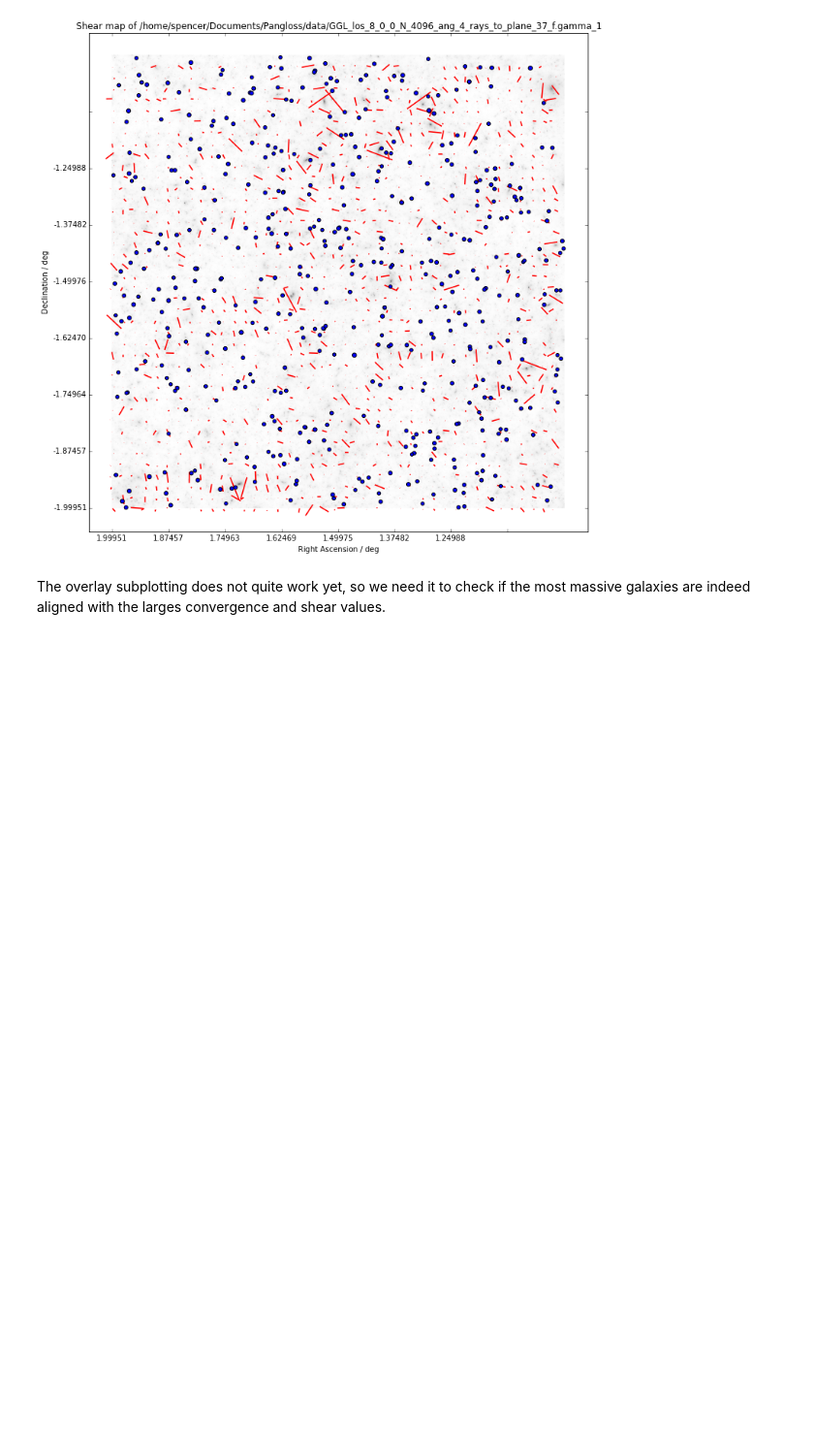
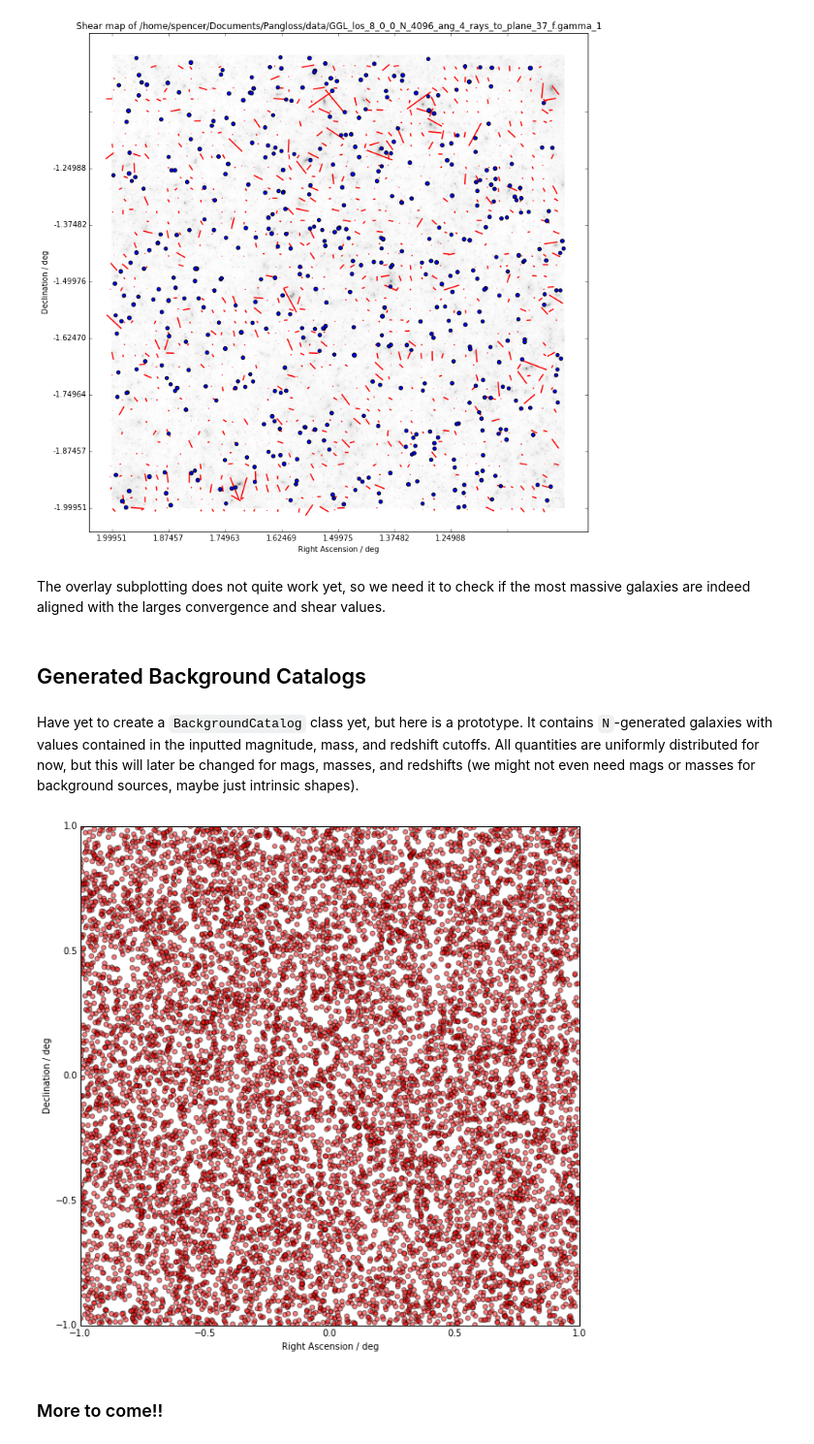
Before and after one commit to drphilmarshall/Pangloss, a Jupyter notebook: demos/Update1.ipynb, the cells around one changed output. Shown at 97% size. Saved outputs shown, nothing was run; the diff lists cells and outputs as text; code cells hidden in the pictures; blank space fills up the shorter version.

Commit message:
I forgot to add generated galaxies to the `Update1` demo! Also changed `Catalog` so that the generated galaxies plot in red, to help distinguish them from foreground galaxies.

```diff
--- a/demos/Update1.ipynb
+++ b/demos/Update1.ipynb
@@ -142,3 +142,22 @@ plot.plotCatalogOnMap(f,12,None,mag_cutoff,mass_cutoff,z_cutoff)
 [figure]
 # %% [markdown]
 The overlay subplotting does not quite work yet, so we need it to check if the most massive galaxies are indeed aligned with the larges convergence and shear values.
+# %% [markdown]
+## Generated Background Catalogs
+# %% [markdown]
+Have yet to create a `BackgroundCatalog` class yet, but here is a prototype. It contains `N`-generated galaxies with values contained in the inputted magnitude, mass, and redshift cutoffs. All quantities are uniformly distributed for now, but this will later be changed for mags, masses, and redshifts (we might not even need mags or masses for background sources, maybe just intrinsic shapes).
+# %%
+config = Configuration(PANGLOSS_DIR+'/example/example.config')
+g = Catalog(PANGLOSS_DIR+'/data/GGL_los_8_0_0_0_0_N_4096_ang_4_Guo_galaxies_on_plane_27_to_63.images.txt',config)
+# %%
+domain = None
+N = 10000
+mag_cut = [24,0]
+mass_cut = [10**5,10**12]
+z_cut = [0,1.3857]
+plot = True
+g.generate(domain,N,mag_cut,mass_cut,z_cut,plot)
+# %% [output]
+[figure, added]
+# %% [markdown]
+### More to come!!
```
Also changed, not shown: parts of 1 cell of this notebook, 1 other file.
